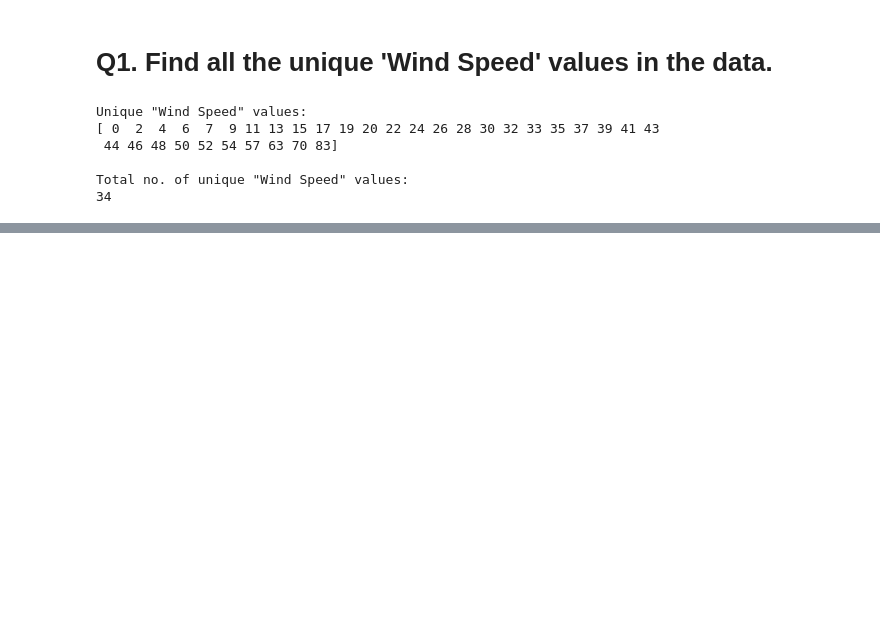
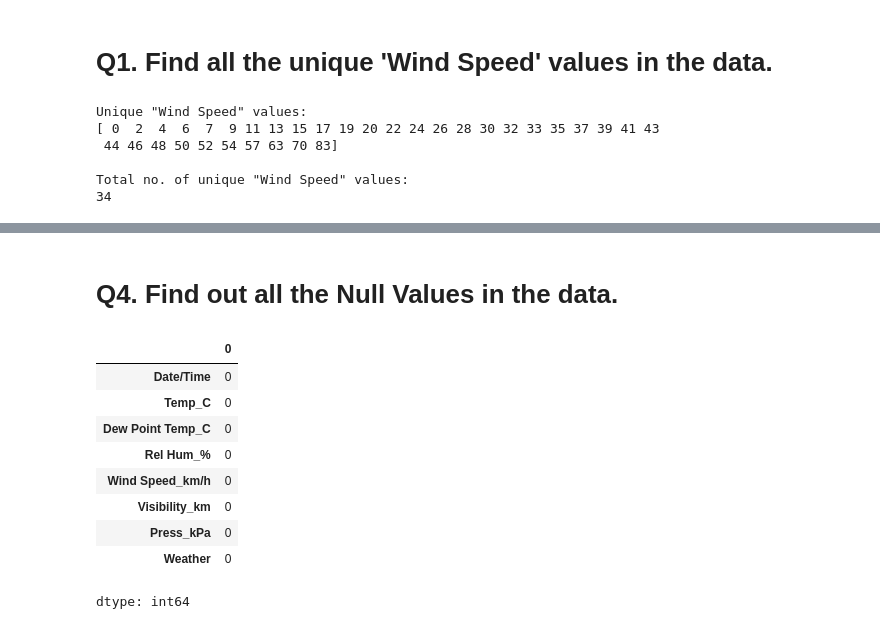
Before and after one commit to dadavidson/Data-Science-Projects, a Jupyter notebook: Project-1-Weather-Data-Analysis/Weather_Data_Analysis_with_Python.ipynb, the cells around one changed output, grey strips where cells are left out. Saved outputs shown, nothing was run; the diff lists cells and outputs as text; code cells hidden in the pictures; blank space fills up the shorter version.

```diff
--- a/Project-1-Weather-Data-Analysis/Weather_Data_Analysis_with_Python.ipynb
+++ b/Project-1-Weather-Data-Analysis/Weather_Data_Analysis_with_Python.ipynb
@@ -208,0 +260,15 @@ Number of times when the weather is clear: 1326
+# %% [markdown]
+# Q4. Find out all the Null Values in the data.
+# %%
+df.isnull().sum()
+# %% [output]
+|  | 0 |
+| Date/Time | 0 |
+| Temp_C | 0 |
+| Dew Point Temp_C | 0 |
+| Rel Hum_% | 0 |
+| Wind Speed_km/h | 0 |
+| Visibility_km | 0 |
+| Press_kPa | 0 |
+| Weather | 0 |
+dtype: int64
```
Also changed, not shown: parts of 11 cells of this notebook.
